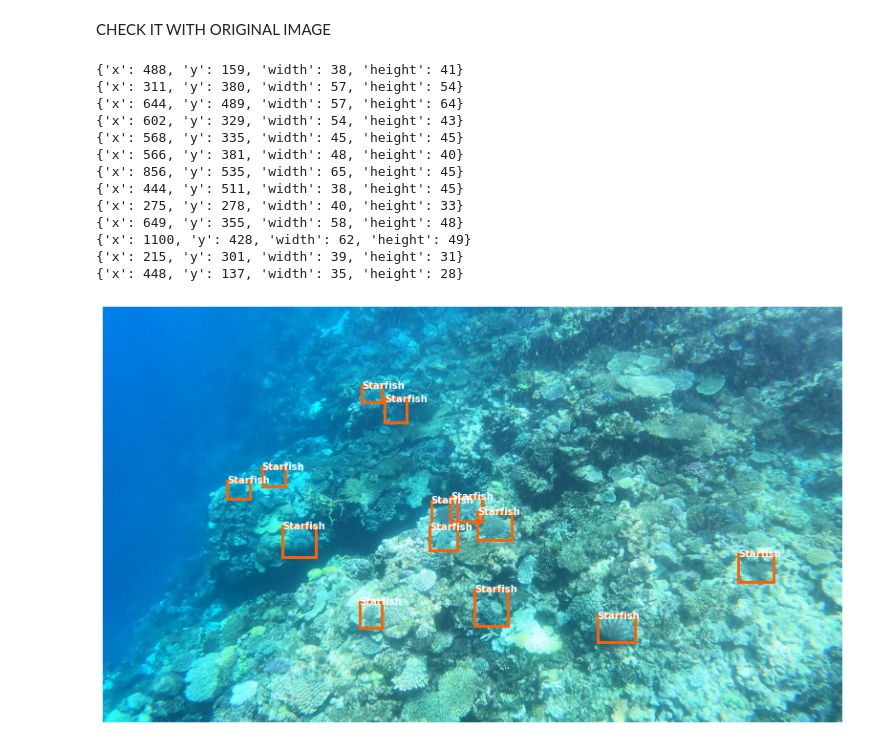
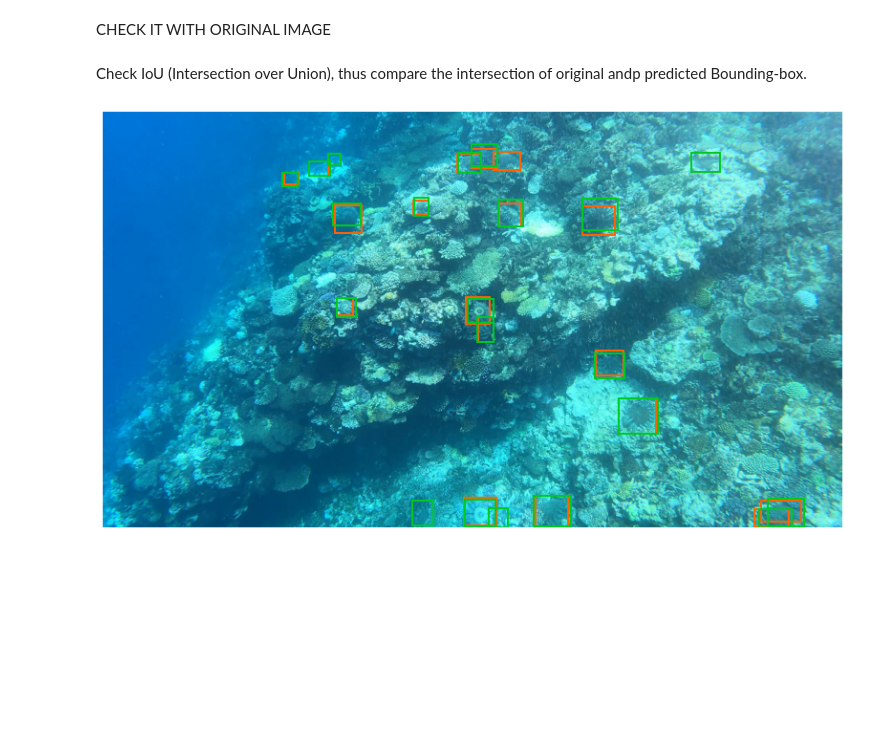
Before and after one commit to MarcB77/Great_Barrier_Reef, a Jupyter notebook: yolov5_TEST_FINAL.ipynb, the cells around one changed output. Drawn from its saved outputs; the diff is of its cells as text; code cells hidden in the pictures; blank space fills up the shorter version.

```diff
--- a/yolov5_TEST_FINAL.ipynb
+++ b/yolov5_TEST_FINAL.ipynb
@@ -241,7 +153,7 @@ def show_img(img, bboxes, bbox_format='coco'):
     return Image.fromarray(img).resize((800, 400))
 # %%
 import cv2
-img_id_original = '1-9144'
+img_id_original = '1-9114'
 img= './test_images/'+img_id_original+'.jpg'
 path=img
 r = model(img, size=3600, augment=True)
@@ -255,7 +167,7 @@ for i in range(len(bboxes)):
     box = bboxes[i]
     cls_id = int(bbclasses[i])
     conf_single = confs[i]
-    if conf_single < 0.28:
+    if conf_single < 0.51:
         continue
     bboxes_thr.append(box)
     x_min = int(box[0])
@@ -288,8 +201,8 @@ CHECK IT WITH ORIGINAL IMAGE
 %matplotlib inline
 import matplotlib.patches as patches
 import matplotlib.pyplot as plt
-# === Show image and annotations if applicable ===
-def show_image_original(path, annot, axs=None):
+
+def show_image_original(path, annot,bboxes, axs=None):
     if axs==None:
         fig, axs = plt.subplots(figsize=(23, 8))
 
@@ -298,34 +211,32 @@ def show_image_original(path, annot, axs=None):
 
     if annot:
         for a in eval(annot):
-            print(a)
+            #print(a)
             rect = patches.Rectangle((a["x"], a["y"]), a["width"], a["height"],
-                                     linewidth=3, edgecolor="#FF6103", facecolor='none')
+                                     linewidth=2, edgecolor="#FF6103", facecolor='none')
             axs.add_patch(rect)
-            axs.annotate("Starfish", (a["x"], a["y"]), color='w', weight='bold',
-                fontsize=10, va='center')
+            axs.annotate("", (a["x"], a["y"]), color='w', weight='bold',
+                fontsize=10, va='top')
+
+    if len(bboxes)>0:
+        for a in bboxes:
+            #print(a)
+            rect = patches.Rectangle((a[0], a[1]), a[2]-a[0], a[3]-a[1],
+                                     linewidth=2, edgecolor="#00c923", facecolor='none')
+            axs.add_patch(rect)
+            axs.annotate("", (a[2], a[1]), color='w', weight='bold',
+                fontsize=10, va='top')
 
     axs.axis("off")
+# %% [markdown]
+Check IoU (Intersection over Union), thus compare the intersection of original andp predicted Bounding-box.
 # %%
 import pandas as pd
 
 train_df = pd.read_csv("./train.csv")
 #manually
 x=train_df.loc[train_df['image_id'] == img_id_original]
 annot = list(x['annotations'])[0]
-show_image_original(path, annot, axs=None)
+show_image_original(path, annot,bboxes, axs=None)
 # %% [output]
-{'x': 488, 'y': 159, 'width': 38, 'height': 41}
-{'x': 311, 'y': 380, 'width': 57, 'height': 54}
-{'x': 644, 'y': 489, 'width': 57, 'height': 64}
-{'x': 602, 'y': 329, 'width': 54, 'height': 43}
-{'x': 568, 'y': 335, 'width': 45, 'height': 45}
-{'x': 566, 'y': 381, 'width': 48, 'height': 40}
-{'x': 856, 'y': 535, 'width': 65, 'height': 45}
-{'x': 444, 'y': 511, 'width': 38, 'height': 45}
-{'x': 275, 'y': 278, 'width': 40, 'height': 33}
-{'x': 649, 'y': 355, 'width': 58, 'height': 48}
-{'x': 1100, 'y': 428, 'width': 62, 'height': 49}
-{'x': 215, 'y': 301, 'width': 39, 'height': 31}
-{'x': 448, 'y': 137, 'width': 35, 'height': 28}
-[figure, old version]
+[figure, new version]
```
Also changed, not shown: parts of 4 cells of this notebook, 10 other files.
